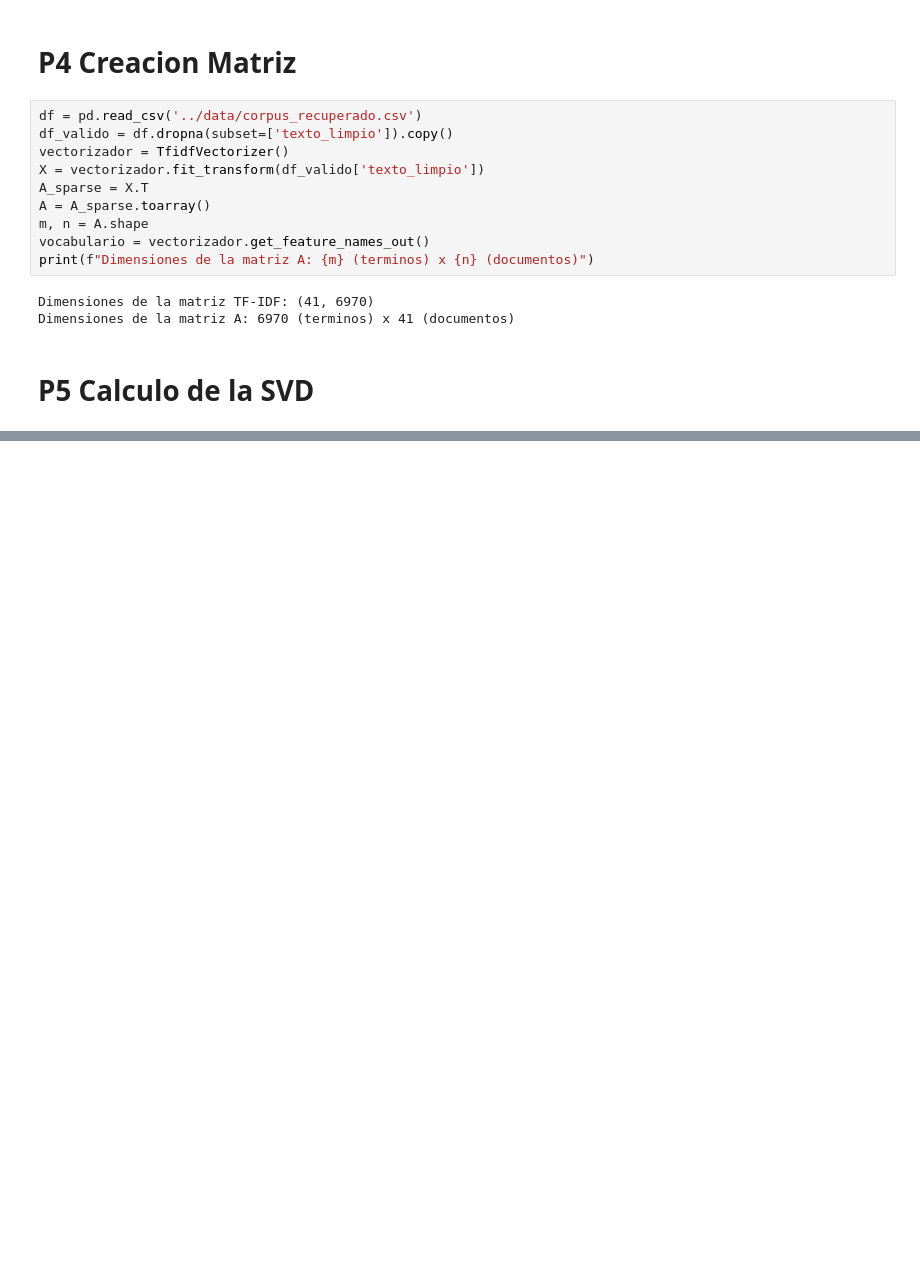
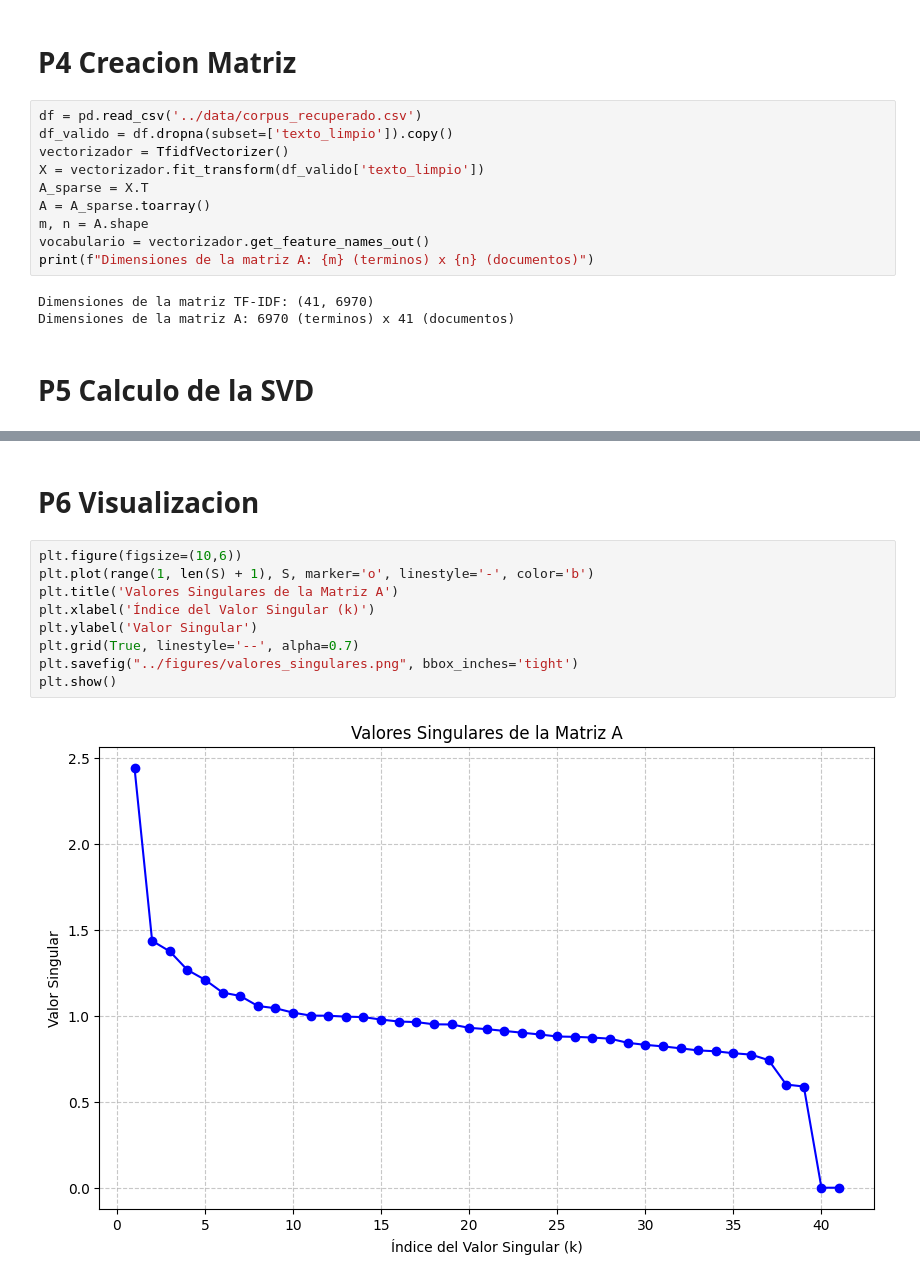
Before and after one commit to OeMachucao/Proyecto-IMT2230, a Jupyter notebook: notebooks/Preprocesamiento_corpus.ipynb, the cells around one changed output, grey strips where cells are left out. Saved outputs shown, nothing was run; the diff lists cells and outputs as text; blank space fills up the shorter version.

```diff
--- a/notebooks/Preprocesamiento_corpus.ipynb
+++ b/notebooks/Preprocesamiento_corpus.ipynb
@@ -94,0 +98,13 @@ print(f"Dimensiones de U: {U.shape}, Sigma: {Sigma.shape}, Vt: {Vt.shape}")
+# %% [markdown]
+# P6 Visualizacion
+# %%
+plt.figure(figsize=(10,6))
+plt.plot(range(1, len(S) + 1), S, marker='o', linestyle='-', color='b')
+plt.title('Valores Singulares de la Matriz A')
+plt.xlabel('Índice del Valor Singular (k)')
+plt.ylabel('Valor Singular')
+plt.grid(True, linestyle='--', alpha=0.7)
+plt.savefig("../figures/valores_singulares.png", bbox_inches='tight')
+plt.show()
+# %% [output]
+[figure, added]
```
Also changed, not shown: parts of 2 cells of this notebook, 2 other files.
